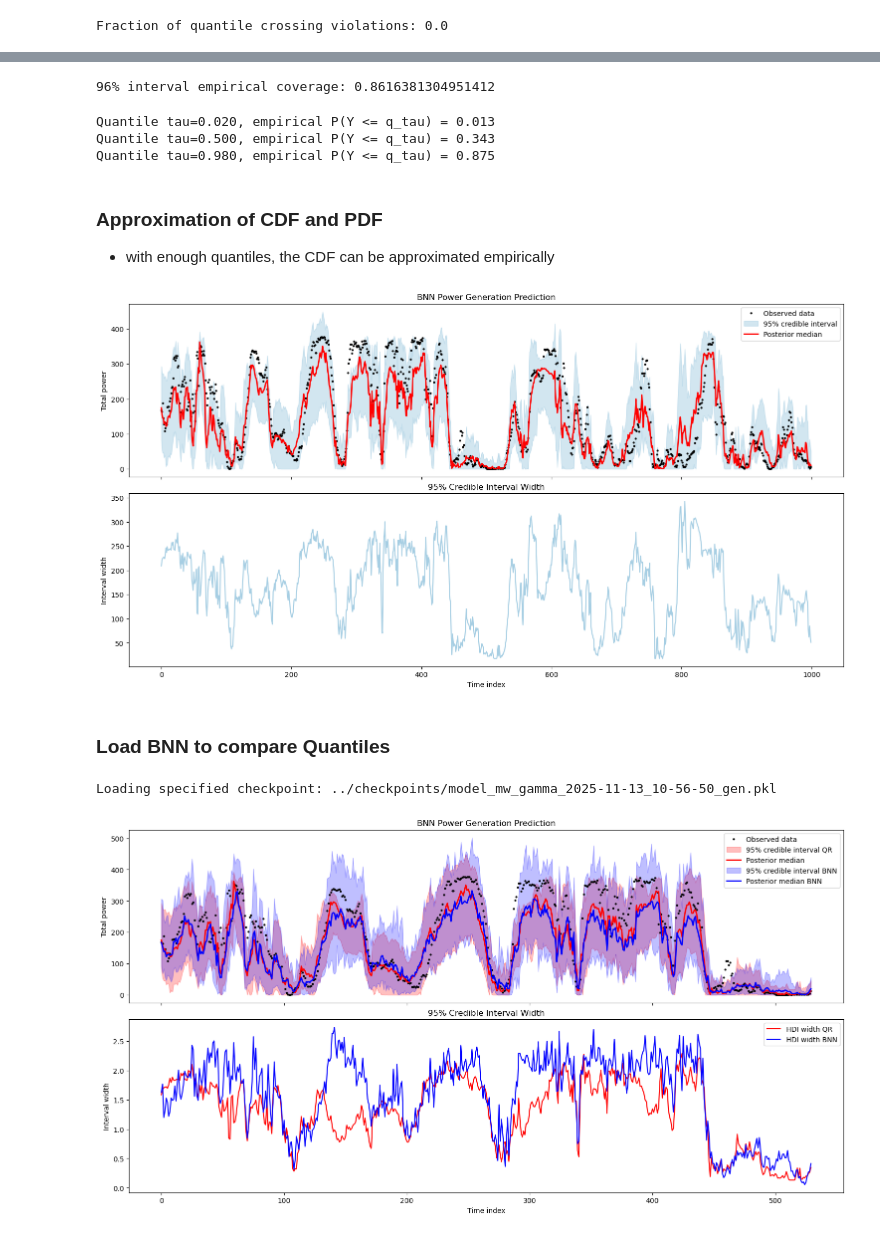
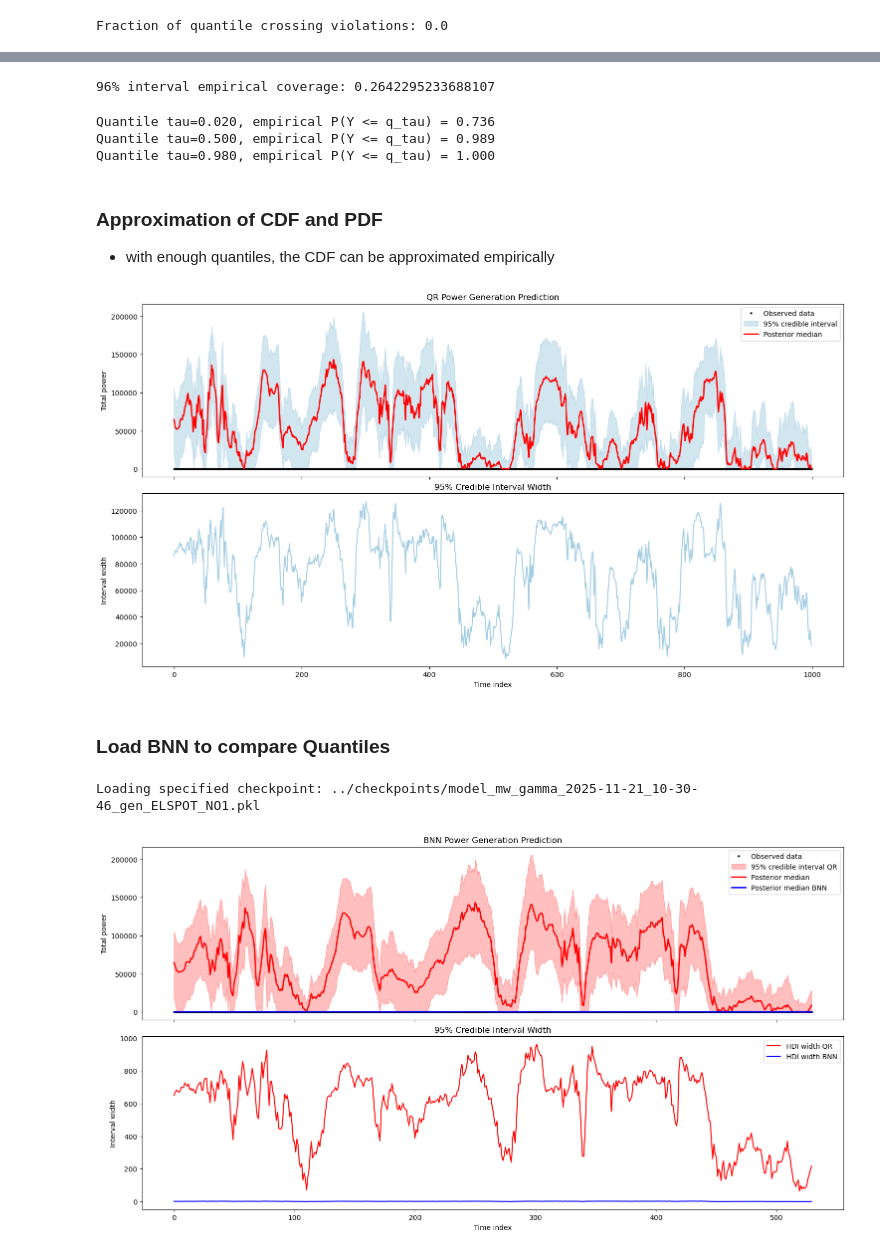
Before and after one commit to noemiwbr/master_thesis, a Jupyter notebook: notebooks/windpower_forecast_detQuantile.ipynb, the cells around one changed output, grey strips where cells are left out. Cells and saved outputs as stored; diff of their text form; code cells hidden in the pictures.

Commit message:
sigmoid QR model

```diff
--- a/notebooks/windpower_forecast_detQuantile.ipynb
+++ b/notebooks/windpower_forecast_detQuantile.ipynb
@@ -130,13 +142,13 @@ def phys_penalty(q, lam=1):
     return lam * torch.mean(torch.relu(-q) ** 2)
 # %%
 quantiles = np.linspace(0, 1, 51)
-nn_model_quantile = WindPowerQuantile(num_features, quantiles)
+nn_model_quantile = WindPowerQuantile(num_features, quantiles, target="gen")
 optimizer = optim.Adam(nn_model_quantile.parameters(), lr=1e-3)
 criterion = lambda preds, target: quantile_loss(preds, target, quantiles=quantiles)
 
 losses = []
 
-for step in range(3000):
+for step in range(2000):
     nn_model_quantile.train()
     optimizer.zero_grad()
     y_sum_pred = nn_model_quantile(X_train_tensor)
@@ -217,11 +206,12 @@ plt.show()
 # %%
+quantiles = np.linspace(0, 1, 51)
 median_idx = (quantiles == 0.5).nonzero()[0].item()
 
 nn_model_quantile.eval()
 with torch.no_grad():
     y_sum_pred = nn_model_quantile(X_test_tensor)
 
-Y_pred = y_sum_pred.numpy()
+Y_pred = y_sum_pred.numpy() * Y_test_aval[:, None]
 
 mse = mean_squared_error(Y_test_gen, Y_pred[:, median_idx])
 rmse = jnp.sqrt(mse)
@@ -304,7 +294,7 @@ q_high = Y_pred[:, q98_idx]
 inside = np.mean((Y_test_gen >= q_low) & (Y_test_gen <= q_high))
 print("96% interval empirical coverage:", inside)
 # %% [output]
-96% interval empirical coverage: 0.8616381304951412
+96% interval empirical coverage: 0.2642295233688107
 # %%
 coverages = []
 
@@ -314,9 +304,9 @@ for j, tau in enumerate([0.02, 0.5, 0.98]):
     coverages.append(cov)
     print(f"Quantile tau={tau:.3f}, empirical P(Y <= q_tau) = {cov:.3f}")
 # %% [output]
-Quantile tau=0.020, empirical P(Y <= q_tau) = 0.013
-Quantile tau=0.500, empirical P(Y <= q_tau) = 0.343
-Quantile tau=0.980, empirical P(Y <= q_tau) = 0.875
+Quantile tau=0.020, empirical P(Y <= q_tau) = 0.736
+Quantile tau=0.500, empirical P(Y <= q_tau) = 0.989
+Quantile tau=0.980, empirical P(Y <= q_tau) = 1.000
 # %% [markdown]
 ### Approximation of CDF and PDF
 
@@ -376,7 +366,7 @@ ax.plot(medians[:n_plot], color="red", label="Posterior median", lw=2)
 
 ax.set(
     ylabel="Total power",
-    title="BNN Power Generation Prediction",
+    title="QR Power Generation Prediction",
 )
 ax.legend()
 
@@ -393,11 +383,13 @@ ax2.set(
 
 plt.show()
 # %% [output]
-[figure, old version]
+[figure, new version]
 # %% [markdown]
 ### Load BNN to compare Quantiles
 # %%
-state_ckp = load_checkpoint(file_name="model_mw_gamma_2025-11-13_10-56-50_gen")
+state_ckp = load_checkpoint(
+    file_name="model_mw_gamma_2025-11-21_10-30-46_gen_ELSPOT_NO1"
+)
 samples_gamma = state_ckp["samples"]
 args = state_ckp["args"]
 rng_key_ckp = state_ckp["rng_key"]
@@ -417,7 +409,7 @@ hdi_bnn = az.hdi(np.expand_dims(preds, axis=0), hdi_prob=0.95)
 
 q_bnn = np.array([])
 # %% [output]
-Loading specified checkpoint: ../checkpoints/model_mw_gamma_2025-11-13_10-56-50_gen.pkl
+Loading specified checkpoint: ../checkpoints/model_mw_gamma_2025-11-21_10-30-46_gen_ELSPOT_NO1.pkl
 # %%
 # HDI CI
 n_plot = 530
@@ -443,39 +435,39 @@ ax.set(
     title="BNN Power Generation Prediction",
 )
 ax.legend()
 
-ax.fill_between(
-    np.arange(n_plot),
-    hdi_bnn[:n_plot, 0],
-    hdi_bnn[:n_plot, 1],
-    color="blue",
-    alpha=0.25,
-    label="95% credible interval BNN",
-)
+# ax.fill_between(
+#     np.arange(n_plot),
+#     hdi_bnn[:n_plot, 0],
+#     hdi_bnn[:n_plot, 1],
+#     color="blue",
+#     alpha=0.25,
+#     label="95% credible interval BNN",
+# )
 
 ax.plot(median_bnn[:n_plot], color="blue", label="Posterior median BNN", lw=2)
 
 ax.set(
     ylabel="Total power",
     title="BNN Power Generation Prediction",
 )
 ax.legend()
 
 normalization_factor = np.median(Y_test_gen)
 # Compute interval width
 width = hdis[:n_plot, 1] - hdis[:n_plot, 0]
 width_bnn = hdi_bnn[:n_plot, 1] - hdi_bnn[:n_plot, 0]
 ax2 = axes[1]
 ax2.plot(width / normalization_factor, color="red", label="HDI width QR")
 ax2.plot(width_bnn / normalization_factor, color="blue", label="HDI width BNN")
 ax2.set(
     xlabel="Time index",
     ylabel="Interval width",
     title="95% Credible Interval Width",
 )
 ax2.legend()
 
 
 plt.show()
 # %% [output]
-[figure, old version]
+[figure, new version]
```
Also changed, not shown: parts of 22 cells of this notebook, 2 other files.
